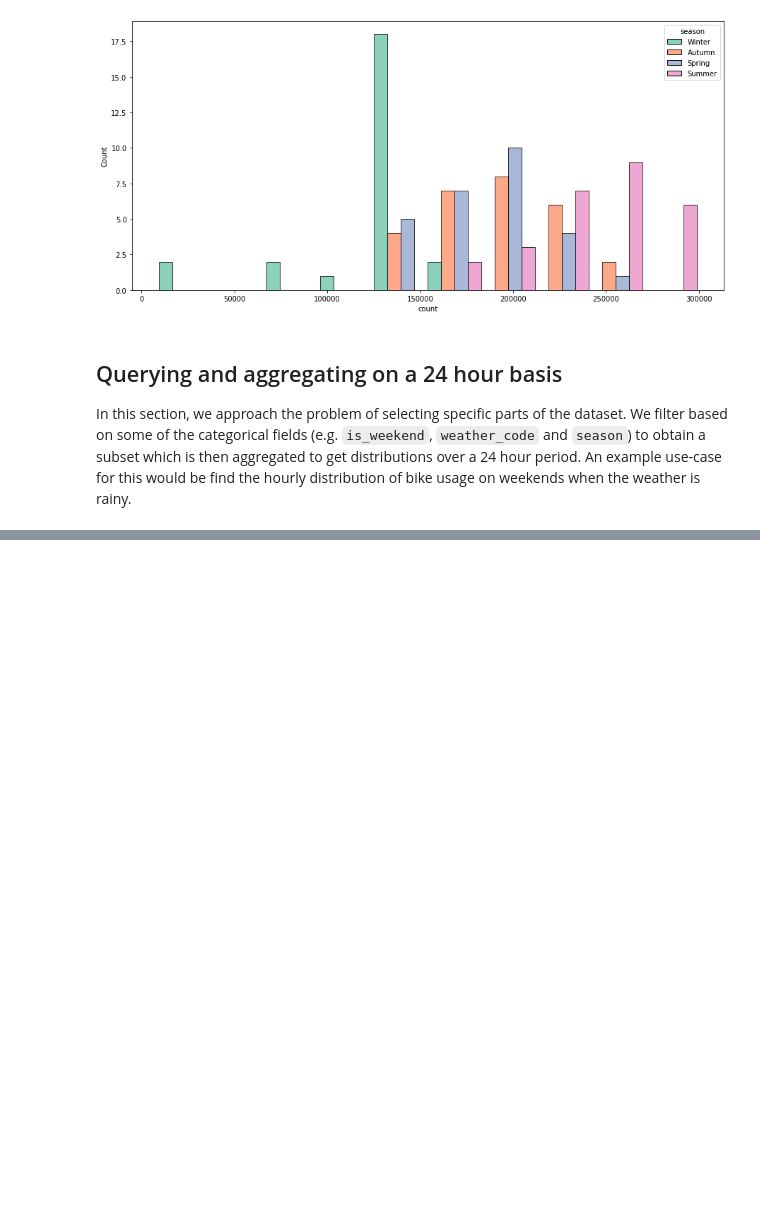
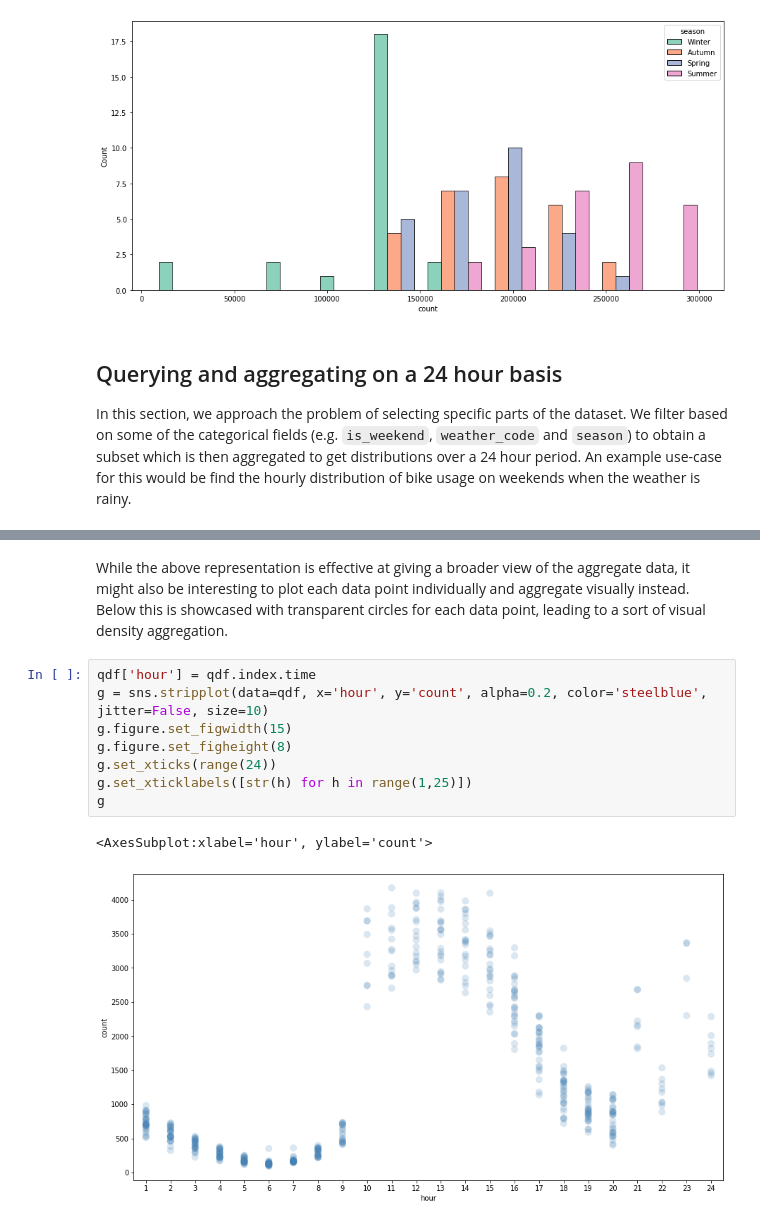
Before and after one commit to frans-johansson/BikeVis, a Jupyter notebook: data_exploration.ipynb, the cells around one changed output, grey strips where cells are left out. Drawn from its saved outputs; the diff is of its cells as text; blank space fills up the shorter version.

Commit message:
Update notebook with stripplot for 24h aggregate view

```diff
--- a/data_exploration.ipynb
+++ b/data_exploration.ipynb
@@ -108,0 +121,13 @@ plt.tight_layout()
+# %% [markdown]
+While the above representation is effective at giving a broader view of the aggregate data, it might also be interesting to plot each data point individually and aggregate visually instead. Below this is showcased with transparent circles for each data point, leading to a sort of visual density aggregation.
+# %%
+qdf['hour'] = qdf.index.time
+g = sns.stripplot(data=qdf, x='hour', y='count', alpha=0.2, color='steelblue', jitter=False, size=10)
+g.figure.set_figwidth(15)
+g.figure.set_figheight(8)
+g.set_xticks(range(24))
+g.set_xticklabels([str(h) for h in range(1,25)])
+g
+# %% [output]
+<AxesSubplot:xlabel='hour', ylabel='count'>
+[figure, added]
```
Also changed, not shown: parts of 3 cells of this notebook.
